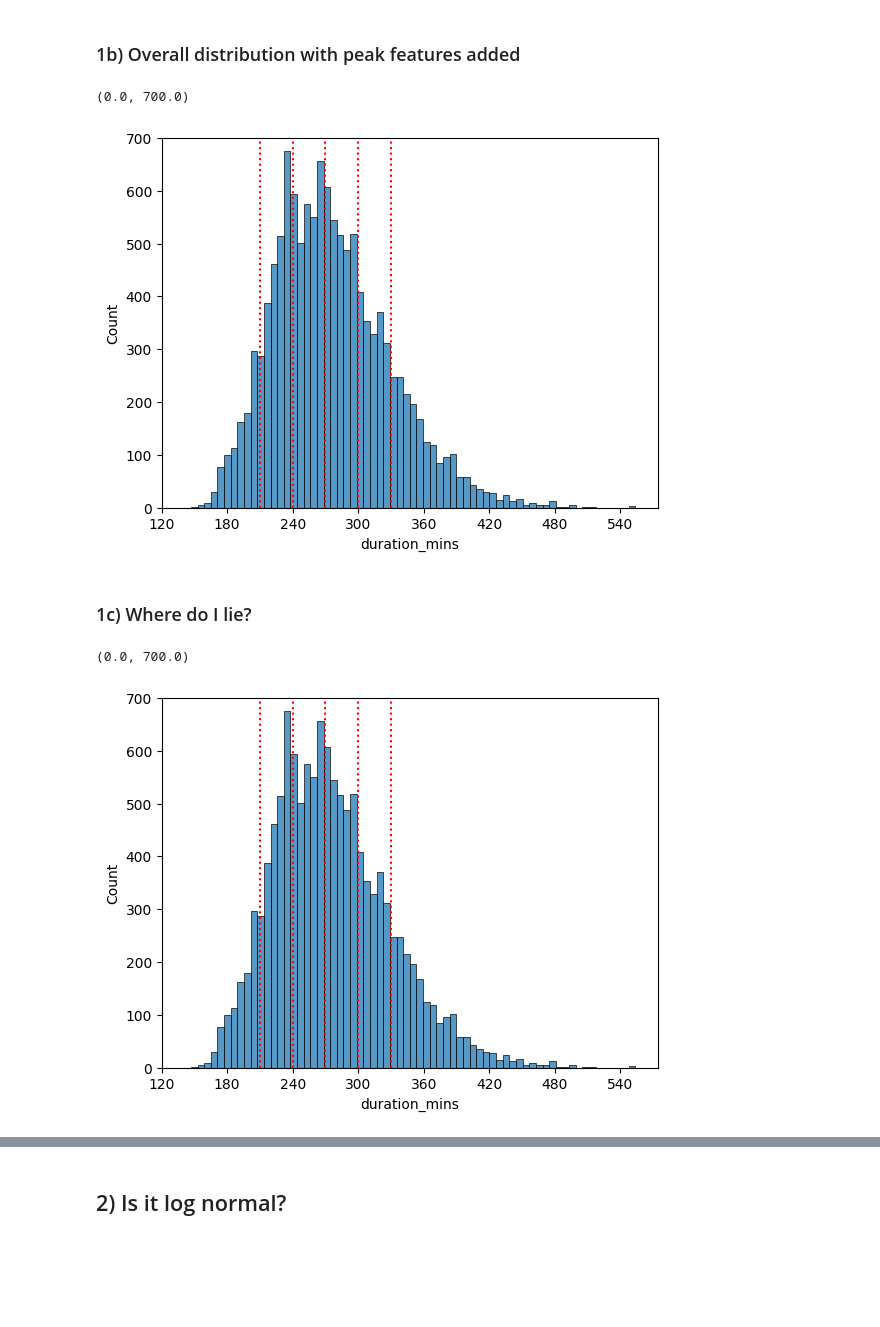
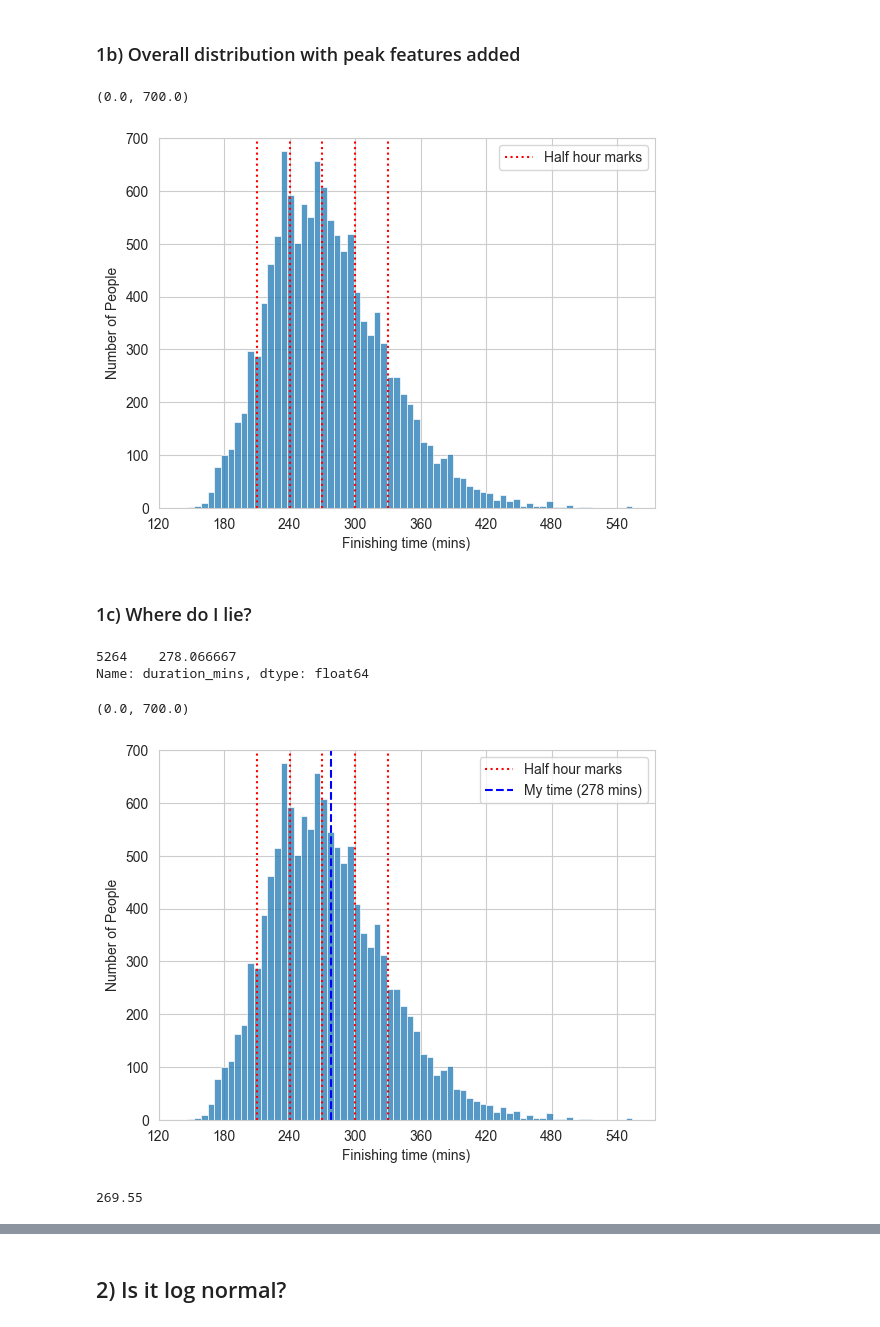
Before and after one commit to JNorrie12/brighton_marathon_analysis, a Jupyter notebook: analysis.ipynb, the cells around one changed output, grey strips where cells are left out. Saved outputs shown, nothing was run; the diff lists cells and outputs as text; code cells hidden in the pictures; blank space fills up the shorter version.

```diff
--- a/analysis.ipynb
+++ b/analysis.ipynb
@@ -6,7 +6,7 @@ import numpy as np
 # %% [markdown]
 ## Data Ingestion and Cleaning
 # %%
-marathon_finish_times = pd.read_csv(".\data\\running_data_2024.csv", index_col='Unnamed: 0')
+marathon_finish_times = pd.read_csv(".\data\\running_data_2025.csv", index_col='Unnamed: 0')
 #marathon_finish_times['finish_time'] = marathon_finish_times['finish_time'].replace('–', '')
 #marathon_finish_times['finish_time'] = pd.to_timedelta(marathon_finish_times['finish_time'])
 #marathon_finish_times['finish_time'] = pd.to_datetime(marathon_finish_times['finish_time'])
@@ -67,23 +67,40 @@ plt.ylim(0,y_lim)
 ### 1b) Overall distribution with peak features added
 # %%
 theoretical_peaks = [210, 240, 270, 300, 330]
-
+sns.set_style("whitegrid")
 sns.histplot(finished_times, x='duration_mins')
 plt.vlines(x=theoretical_peaks, ymin=0, ymax=700, colors='red', linestyles=':')
 plt.xticks(x_ticks);
+plt.xlabel('Finishing time (mins)')
+plt.ylabel('Number of People')
+plt.legend(['Half hour marks'])
 plt.ylim(0,y_lim)
 # %% [output]
 (0.0, 700.0)
-[figure, old version]
+[figure, new version]
 # %% [markdown]
 ### 1c) Where do I lie?
 # %%
 me_mask = finished_times['bib_number'] == 36640
+# %%
+finished_times[me_mask]['duration_mins']
+# %% [output]
+5264    278.066667
+Name: duration_mins, dtype: float64
 # %%
 sns.histplot(finished_times, x='duration_mins')
 plt.vlines(x=theoretical_peaks, ymin=0, ymax=700, colors='red', linestyles=':')
+plt.vlines(x=finished_times[me_mask]['duration_mins'], ymin=0, ymax=700, colors='blue', linestyles='--')
 plt.xticks(x_ticks);
+
+plt.xlabel('Finishing time (mins)')
+plt.ylabel('Number of People')
+plt.legend(['Half hour marks', 'My time (278 mins)'])
 plt.ylim(0,y_lim)
 # %% [output]
 (0.0, 700.0)
-[figure, old version]
+[figure, new version]
+# %%
+finished_times['duration_mins'].median()
+# %% [output]
+269.55
```
Also changed, not shown: parts of 27 cells of this notebook, 1 other file.
